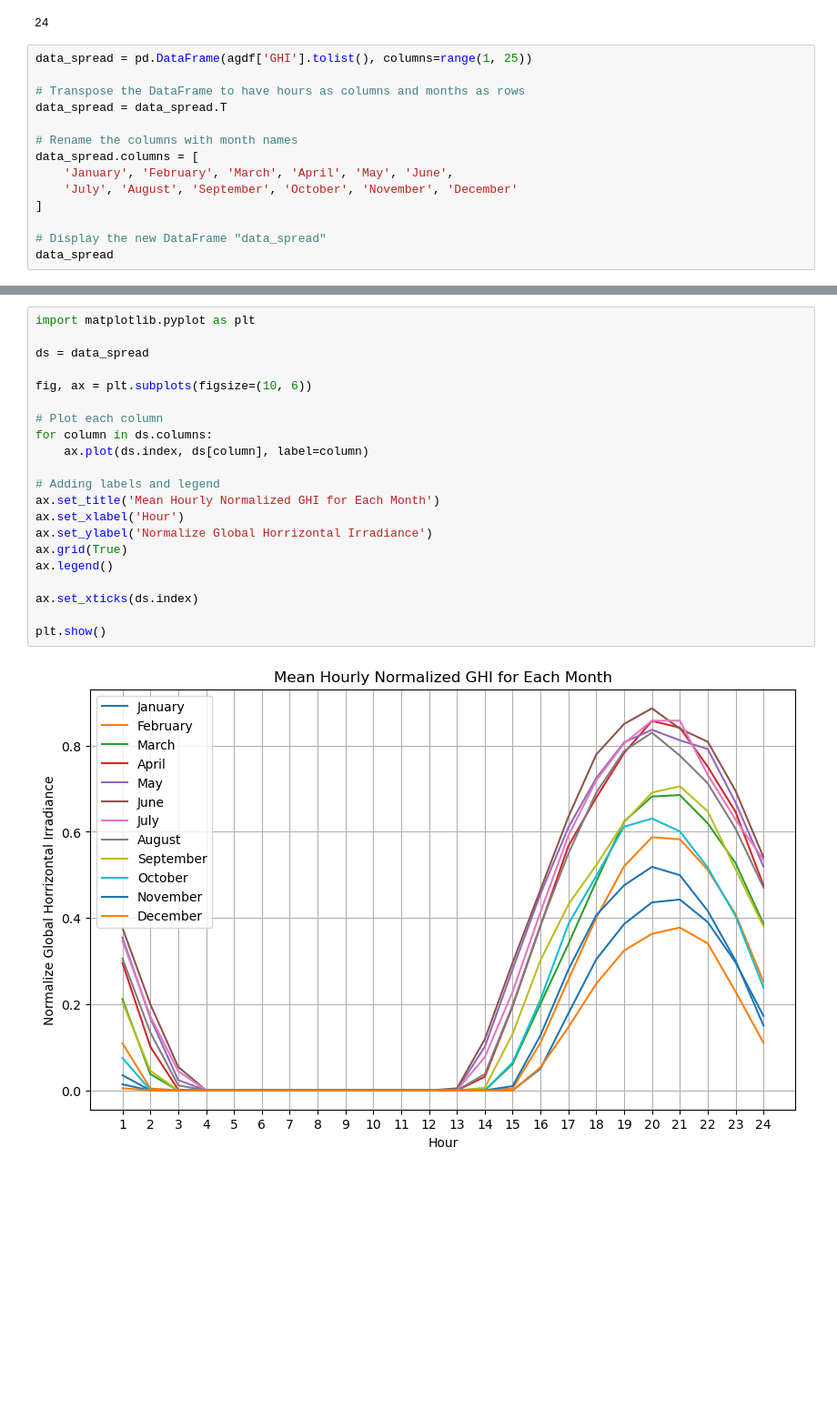
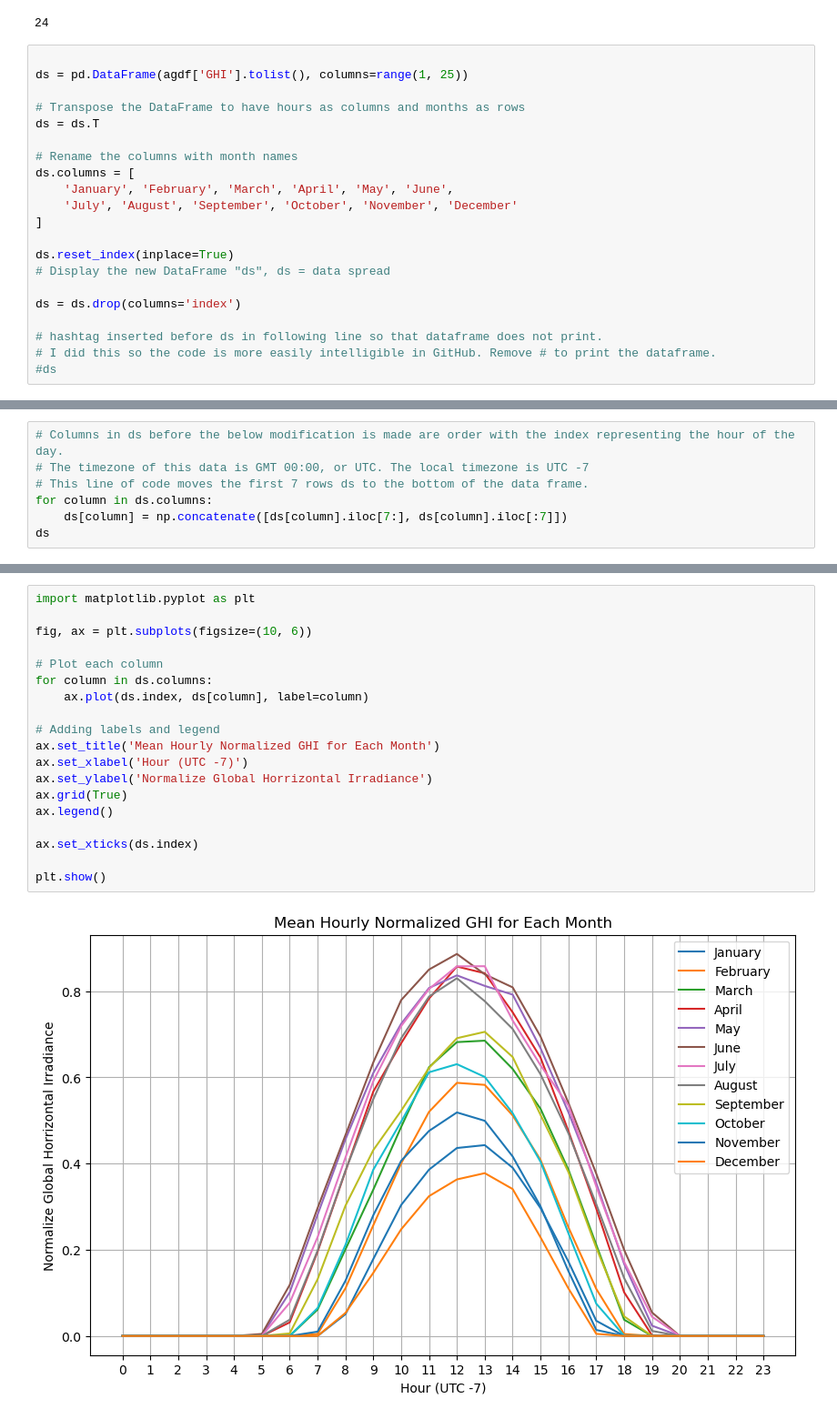
Before and after one commit to JulianEsler/7Q10, a Jupyter notebook: Hourly Solar Radiation Workbook.ipynb, the cells around one changed output, grey strips where cells are left out. Shown at 91% size. Cells and saved outputs as stored; diff of their text form; blank space fills up the shorter version.

```diff
--- a/Hourly Solar Radiation Workbook.ipynb
+++ b/Hourly Solar Radiation Workbook.ipynb
@@ -121,18 +121,25 @@ print(len(agdf.loc[0,'GHI']))
 # %% [output]
 24
 # %%
-data_spread = pd.DataFrame(agdf['GHI'].tolist(), columns=range(1, 25))
+
+ds = pd.DataFrame(agdf['GHI'].tolist(), columns=range(1, 25))
 
 # Transpose the DataFrame to have hours as columns and months as rows
-data_spread = data_spread.T
+ds = ds.T
 
 # Rename the columns with month names
-data_spread.columns = [
+ds.columns = [
     'January', 'February', 'March', 'April', 'May', 'June',
     'July', 'August', 'September', 'October', 'November', 'December'
 ]
 
-# Display the new DataFrame "data_spread"
-data_spread
+ds.reset_index(inplace=True)
+# Display the new DataFrame "ds", ds = data spread
+
+ds = ds.drop(columns='index')
+
+# hashtag inserted before ds in following line so that dataframe does not print.
+# I did this so the code is more easily intelligible in GitHub. Remove # to print the dataframe.
+#ds
 # %% [output]
 |  | January | February | March | April | May | June | July | August | September | October | November | ... |
@@ -154,0 +162,7 @@ data_spread
+# %%
+# Columns in ds before the below modification is made are order with the index representing the hour of the day.
+# The timezone of this data is GMT 00:00, or UTC. The local timezone is UTC -7
+# This line of code moves the first 7 rows ds to the bottom of the data frame.
+for column in ds.columns:
+    ds[column] = np.concatenate([ds[column].iloc[7:], ds[column].iloc[:7]])
+ds
@@ -155,23 +187,21 @@ data_spread
 # %%
 import matplotlib.pyplot as plt
-
-ds = data_spread
 
 fig, ax = plt.subplots(figsize=(10, 6))
 
 # Plot each column
 for column in ds.columns:
     ax.plot(ds.index, ds[column], label=column)
 
 # Adding labels and legend
 ax.set_title('Mean Hourly Normalized GHI for Each Month')
-ax.set_xlabel('Hour')
+ax.set_xlabel('Hour (UTC -7)')
 ax.set_ylabel('Normalize Global Horrizontal Irradiance')
 ax.grid(True)
 ax.legend()
 
 ax.set_xticks(ds.index)
 
 plt.show()
 # %% [output]
-[figure, old version]
+[figure, new version]
```
Also changed, not shown: parts of 2 cells of this notebook.
